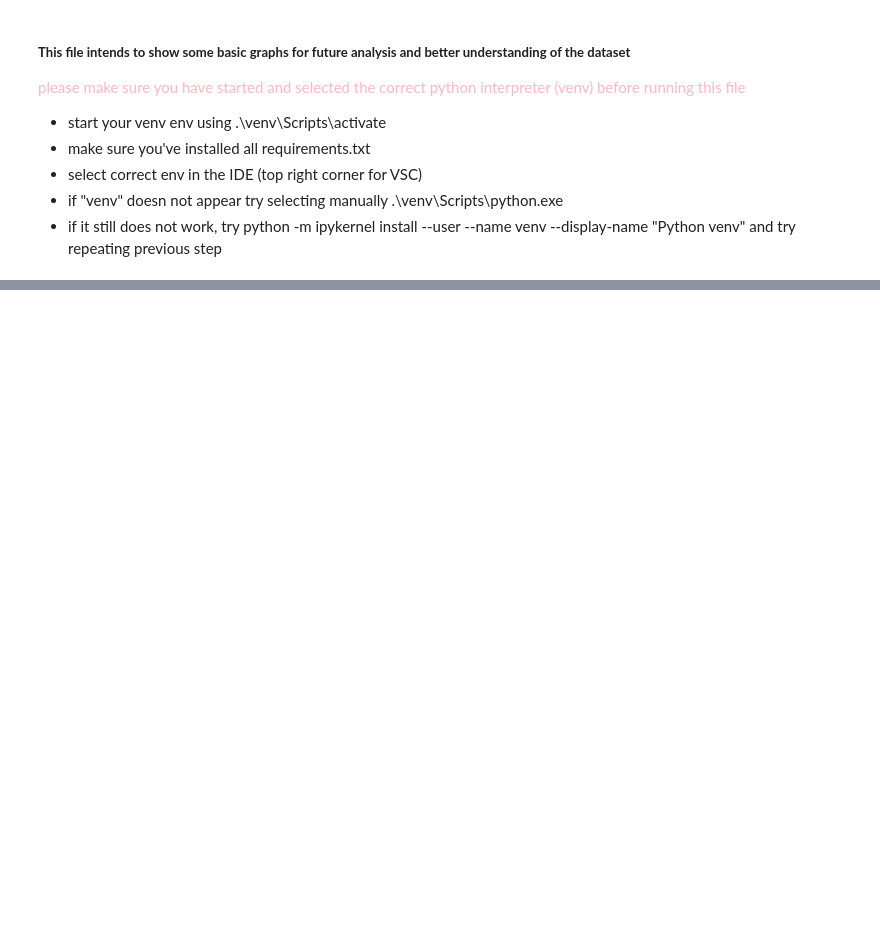
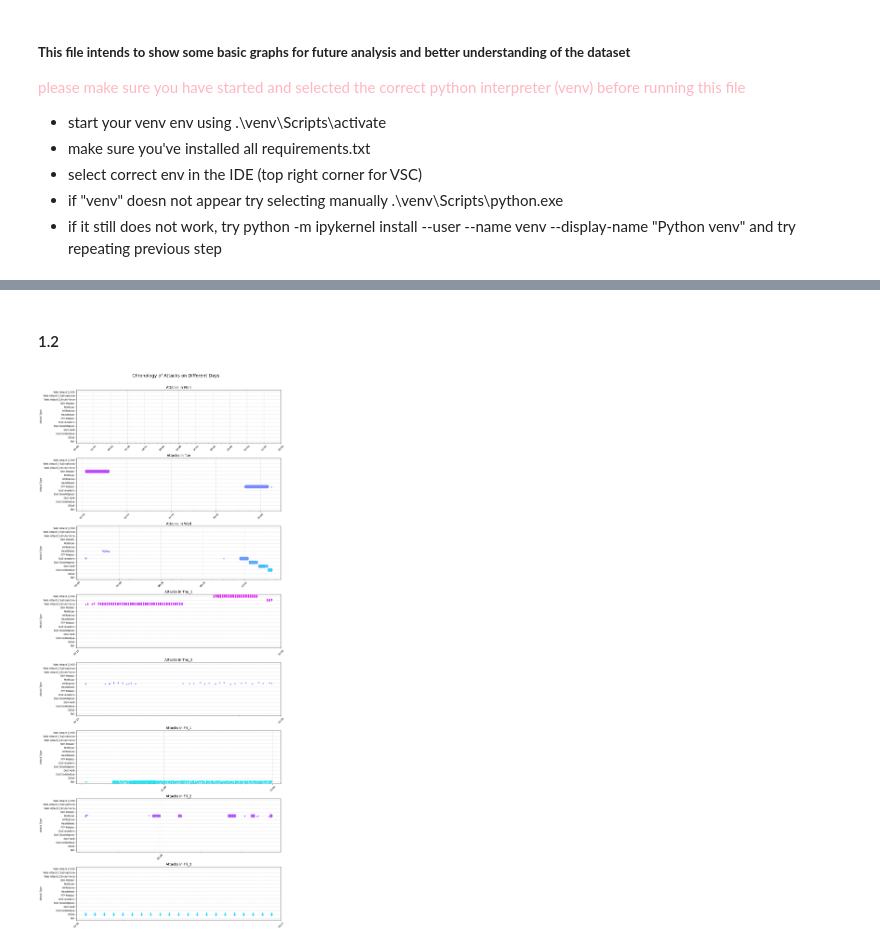
Before and after one commit to PhoXinuS/IDS-Analyzer, a Jupyter notebook: code/data_vis.ipynb, the cells around one changed output, grey strips where cells are left out. Cells and saved outputs as stored; diff of their text form; code cells hidden in the pictures; blank space fills up the shorter version.

```diff
--- a/code/data_vis.ipynb
+++ b/code/data_vis.ipynb
@@ -165,0 +198,73 @@ plt.show()
+# %% [markdown]
+#### 1.2
+# %%
+all_labels = set()
+for day, path in datasets.items():
+    day_df = load_dataset(day)
+    day_df = day_df.dropna(subset=['Label'])
+    non_benign = day_df[day_df['Label'] != 'BENIGN']
+    unique_labels = non_benign['Label'].unique()
+    for label in unique_labels:
+        all_labels.add(label)
+
+sorted_labels = sorted(list(all_labels))
+label_to_y = {}
+for i, label in enumerate(sorted_labels):
+    label_to_y[label] = i
+
+colors = sns.color_palette('cool', len(sorted_labels))
+label_to_color = {}
+for label, color in zip(sorted_labels, colors):
+    label_to_color[label] = color
+
+fig, axes = plt.subplots(
+    nrows=len(datasets),
+    ncols=1,
+    figsize=(16, 4 * len(datasets)),
+    sharex=False,
+    sharey=True
+)
+if len(datasets) == 1:
+    axes = [axes]
+
+for i, (day, path) in enumerate(datasets.items()):
+    ax = axes[i]
+    day_df = load_dataset(day)
+    day_df = convert_to_datetime(day_df)
+    day_df = day_df.dropna(subset=['Timestamp', 'Label'])
+    day_df = day_df[day_df['Label'] != 'BENIGN']
+
+    labels_in_day = day_df['Label'].unique()
+    for label in labels_in_day:
+        if label in label_to_y:
+            subset = day_df[day_df['Label'] == label]
+            y_base = label_to_y[label]
+            y_jitter = y_base + np.random.uniform(-0.25, 0.25, size=len(subset))
+
+            ax.scatter(
+                subset['Timestamp'],
+                y_jitter,
+                color=label_to_color[label],
+                s=20,
+                alpha=0.7,
+                label=label
+            )
+
+    ax.set_yticks(list(range(len(sorted_labels))))
+    ax.set_yticklabels(sorted_labels)
+    ax.set_ylim(-0.5, len(sorted_labels) - 0.5)
+
+    ax.xaxis.set_major_formatter(mdates.DateFormatter('%H:%M'))
+    ax.xaxis.set_major_locator(mdates.HourLocator(interval=2))
+    ax.xaxis.set_minor_locator(mdates.MinuteLocator(byminute=[0, 30]))
+    ax.tick_params(axis='x', rotation=45)
+
+    ax.set_title(f'Attacks in {day}', fontsize=14)
+    ax.set_ylabel('Attack Type')
+    ax.grid(True, which='major', linestyle='--', linewidth=0.5)
+
+fig.suptitle('Chronology of Attacks on Different Days', fontsize=18, y=1.005)
+plt.tight_layout(rect=[0, 0, 0.9, 1])
+plt.show()
+# %% [output]
+[figure, added]
```
Also changed, not shown: parts of 7 cells of this notebook.
